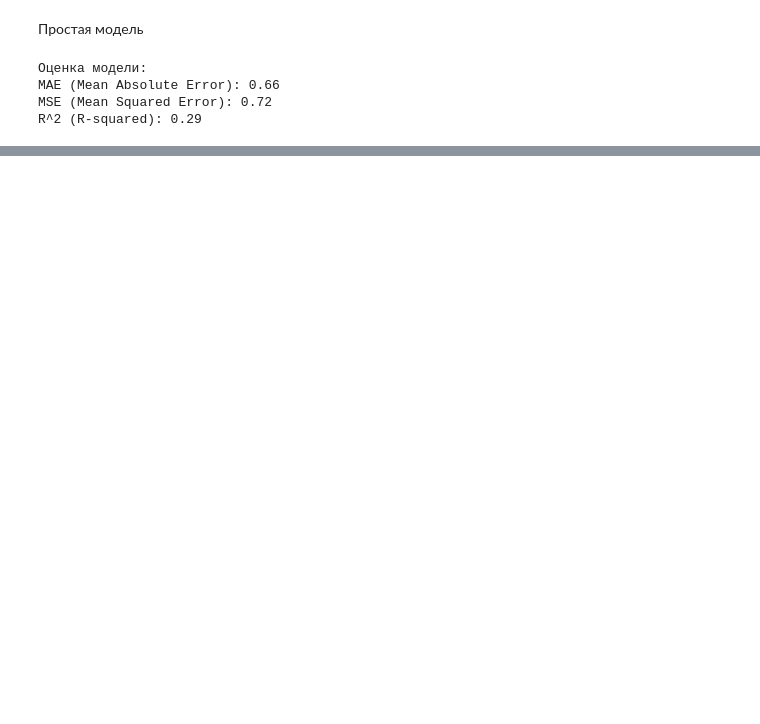
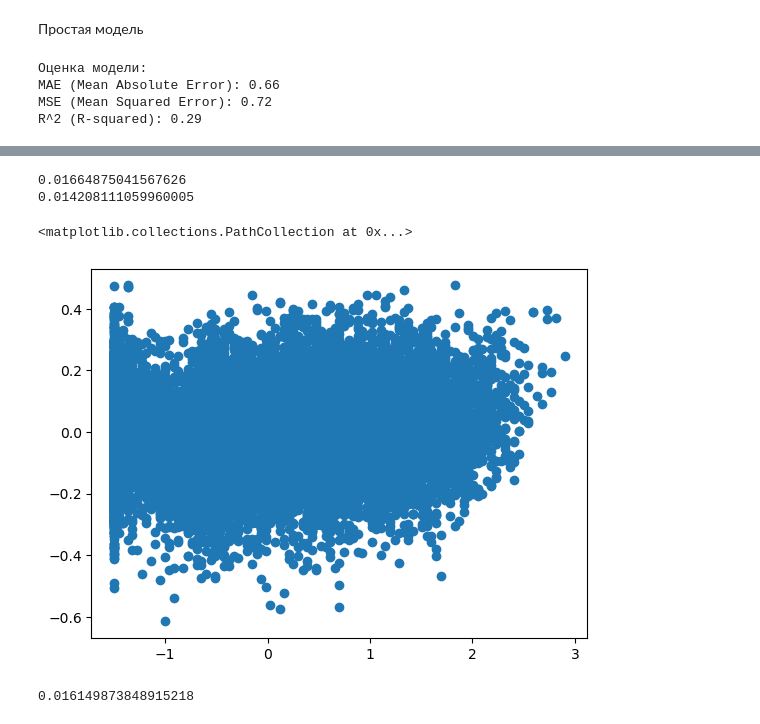
Before and after one commit to KrutyashBB/regression-task, a Jupyter notebook: Задача регрессии.ipynb, the cells around one changed output, grey strips where cells are left out. Drawn from its saved outputs; the diff is of its cells as text; code cells hidden in the pictures; blank space fills up the shorter version.

Commit message:
Machine learning models

```diff
--- a/Задача регрессии.ipynb
+++ b/Задача регрессии.ipynb
@@ -439,0 +448,21 @@ R^2 (R-squared): 0.29
+# %%
+# Удаление ненужных столбцов
+columns_to_drop = ['artists', 'album_name', 'track_name']
+data_cleaned = data.drop(columns=columns_to_drop)
+
+# Кодирование категориальных переменных
+label_encoders = {}
+for col in ['track_genre', 'explicit']:
+    le = LabelEncoder()
+    data_cleaned[col] = le.fit_transform(data_cleaned[col])
+    label_encoders[col] = le
+
+# Выделение признаков и целевой переменной
+X = data_cleaned.drop(columns=['popularity'])
+y = data_cleaned['popularity']
+
+# Разделение данных на обучающую и тестовую выборки
+X_train, X_test, y_train, y_test = train_test_split(X, y, test_size=0.2)
+
+# Размеры тренировочного и тестового набора данных
+X_train.shape, X_test.shape
@@ -439,0 +471,7 @@ R^2 (R-squared): 0.29
+# %%
+# Обучение модели на наших обучающих данных
+model = LinearRegression()
+model.fit(X_train, y_train)
+
+# Коэффициенты модели
+pd.DataFrame(model.coef_, X.columns, columns = ['Coeff'])
@@ -439,0 +495,19 @@ R^2 (R-squared): 0.29
+# %%
+print(model.score(X_train, y_train))
+print(model.score(X_test, y_test))
+# %% [output]
+0.01664875041567626
+0.014208111059960005
+# %%
+# Построение двух массивов на точечной диаграмме
+predictions = model.predict(X_test)
+plt.scatter(y_test, predictions)
+# %% [output]
+<matplotlib.collections.PathCollection at 0x...>
+[figure, added]
+# %%
+# кросс-валидация
+scores = cross_val_score(model, X_train, y_train, cv=5)
+scores.mean()
+# %% [output]
+0.016149873848915218
```
Also changed, not shown: parts of 25 cells of this notebook.
